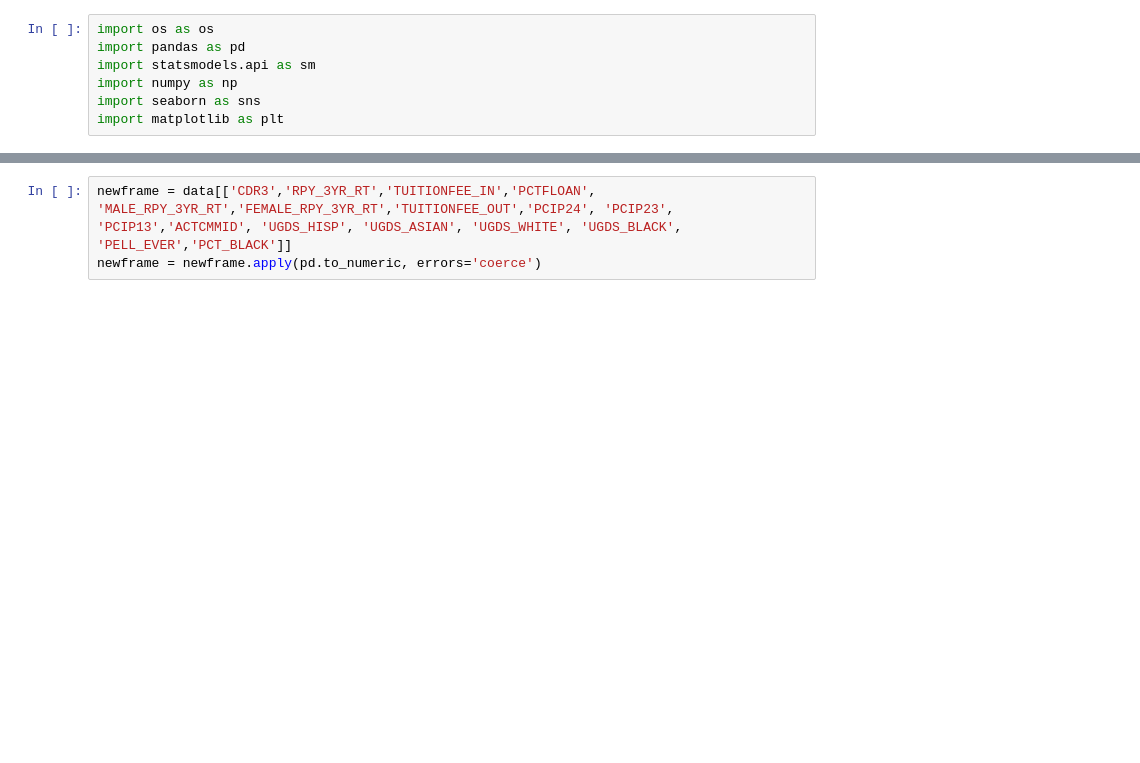
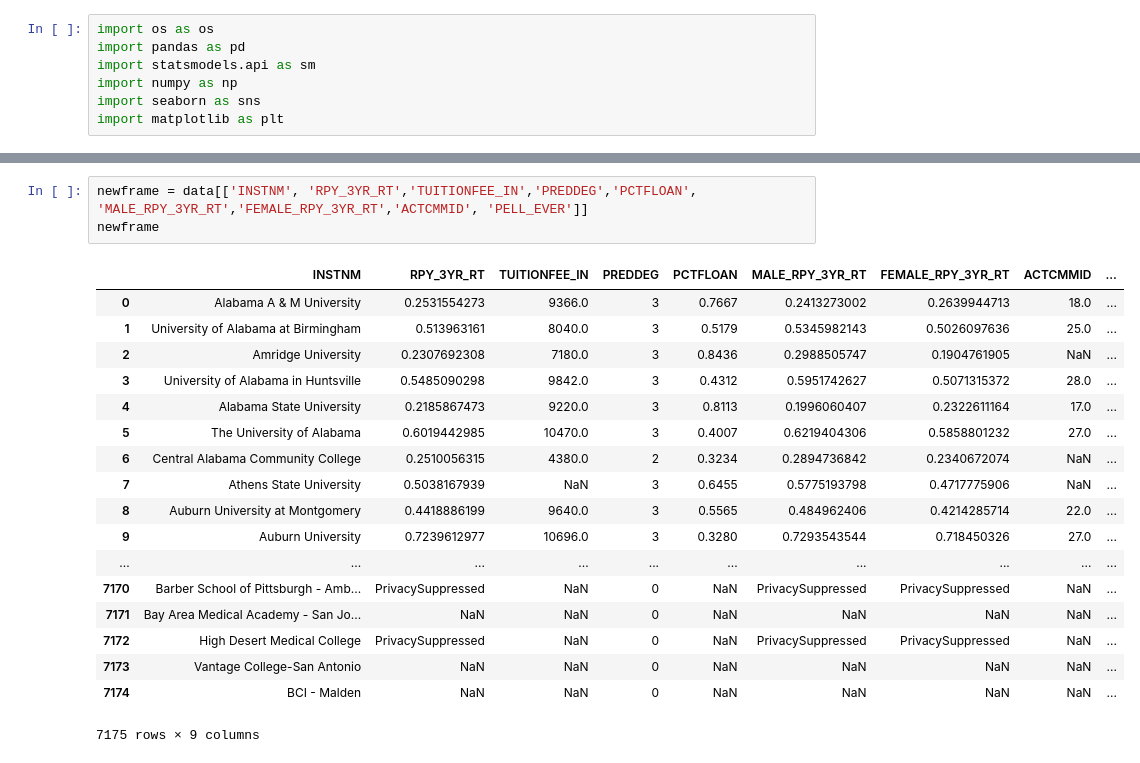
Before and after one commit to tylermatheny/NEWDATA, a Jupyter notebook: Untitled.ipynb, the cells around one changed output, grey strips where cells are left out. Cells and saved outputs as stored; diff of their text form; blank space fills up the shorter version.

```diff
--- a/Untitled.ipynb
+++ b/Untitled.ipynb
@@ -10,3 +30,22 @@ data = pd.read_csv('MERGED2016_17_PP.csv',low_memory = False)
 # %%
-newframe = data[['CDR3','RPY_3YR_RT','TUITIONFEE_IN','PCTFLOAN', 'MALE_RPY_3YR_RT','FEMALE_RPY_3YR_RT','TUITIONFEE_OUT','PCIP24', 'PCIP23', 'PCIP13','ACTCMMID', 'UGDS_HISP', 'UGDS_ASIAN', 'UGDS_WHITE', 'UGDS_BLACK', 'PELL_EVER','PCT_BLACK']]
-newframe = newframe.apply(pd.to_numeric, errors='coerce')
+newframe = data[['INSTNM', 'RPY_3YR_RT','TUITIONFEE_IN','PREDDEG','PCTFLOAN', 'MALE_RPY_3YR_RT','FEMALE_RPY_3YR_RT','ACTCMMID', 'PELL_EVER']]
+newframe
+# %% [output]
+|  | INSTNM | RPY_3YR_RT | TUITIONFEE_IN | PREDDEG | PCTFLOAN | MALE_RPY_3YR_RT | FEMALE_RPY_3YR_RT | ACTCMMID | ... |
+| 0 | Alabama A & M University | 0.2531554273 | 9366.0 | 3 | 0.7667 | 0.2413273002 | 0.2639944713 | 18.0 | ... |
+| 1 | University of Alabama at Birmingham | 0.513963161 | 8040.0 | 3 | 0.5179 | 0.5345982143 | 0.5026097636 | 25.0 | ... |
+| 2 | Amridge University | 0.2307692308 | 7180.0 | 3 | 0.8436 | 0.2988505747 | 0.1904761905 | NaN | ... |
+| 3 | University of Alabama in Huntsville | 0.5485090298 | 9842.0 | 3 | 0.4312 | 0.5951742627 | 0.5071315372 | 28.0 | ... |
+| 4 | Alabama State University | 0.2185867473 | 9220.0 | 3 | 0.8113 | 0.1996060407 | 0.2322611164 | 17.0 | ... |
+| 5 | The University of Alabama | 0.6019442985 | 10470.0 | 3 | 0.4007 | 0.6219404306 | 0.5858801232 | 27.0 | ... |
+| 6 | Central Alabama Community College | 0.2510056315 | 4380.0 | 2 | 0.3234 | 0.2894736842 | 0.2340672074 | NaN | ... |
+| 7 | Athens State University | 0.5038167939 | NaN | 3 | 0.6455 | 0.5775193798 | 0.4717775906 | NaN | ... |
+| 8 | Auburn University at Montgomery | 0.4418886199 | 9640.0 | 3 | 0.5565 | 0.484962406 | 0.4214285714 | 22.0 | ... |
+| 9 | Auburn University | 0.7239612977 | 10696.0 | 3 | 0.3280 | 0.7293543544 | 0.718450326 | 27.0 | ... |
+| ... | ... | ... | ... | ... | ... | ... | ... | ... | ... |
+| 7170 | Barber School of Pittsburgh - Amb... | PrivacySuppressed | NaN | 0 | NaN | PrivacySuppressed | PrivacySuppressed | NaN | ... |
+| 7171 | Bay Area Medical Academy - San Jo... | NaN | NaN | 0 | NaN | NaN | NaN | NaN | ... |
+| 7172 | High Desert Medical College | PrivacySuppressed | NaN | 0 | NaN | PrivacySuppressed | PrivacySuppressed | NaN | ... |
+| 7173 | Vantage College-San Antonio | NaN | NaN | 0 | NaN | NaN | NaN | NaN | ... |
+| 7174 | BCI - Malden | NaN | NaN | 0 | NaN | NaN | NaN | NaN | ... |
+7175 rows × 9 columns
```
Also changed, not shown: parts of 15 cells of this notebook, 5 other files.
